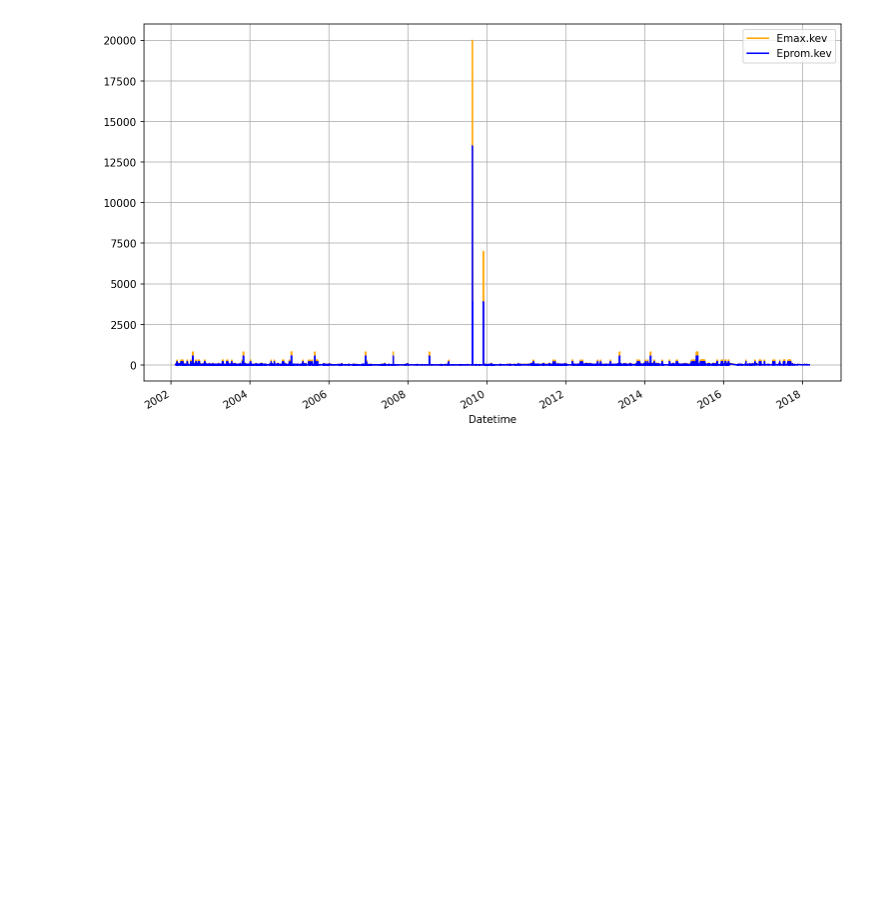
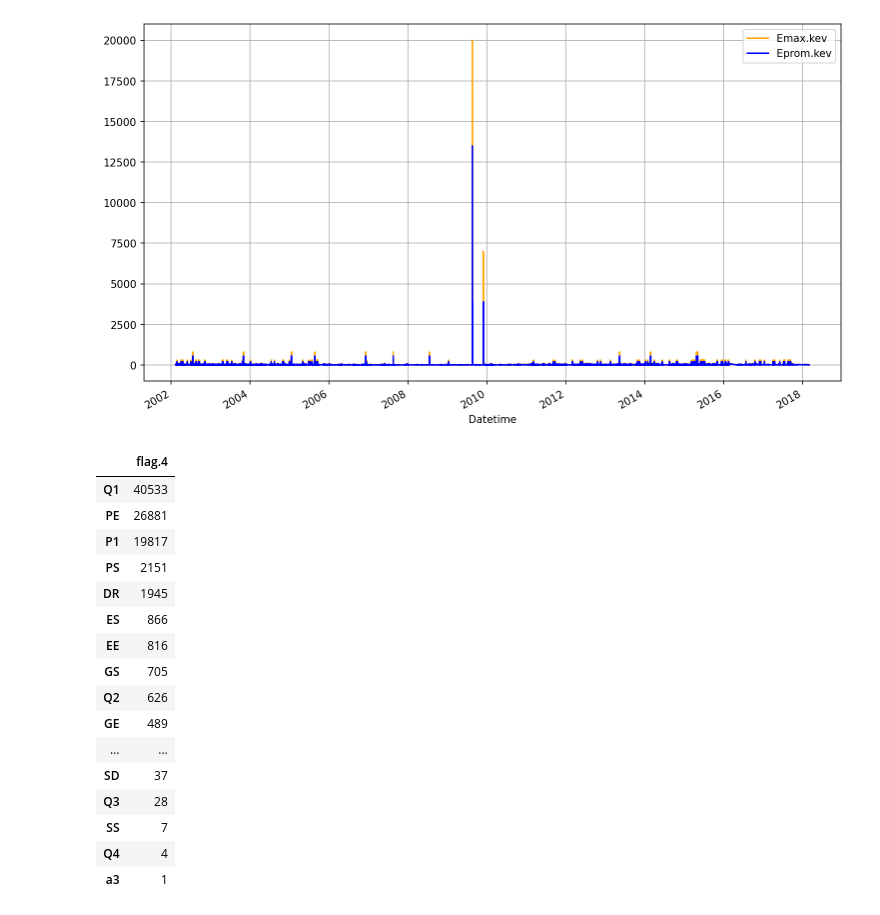
Before and after one commit to Exploratory-Data-Analiysis/Exam_1, a Jupyter notebook: ParcialFC.ipynb, the cells around one changed output. Cells and saved outputs as stored; diff of their text form; code cells hidden in the pictures; blank space fills up the shorter version.

Commit message:
Se creo un DataFrame para cada flag, transformando un value_counts()

```diff
--- a/ParcialFC.ipynb
+++ b/ParcialFC.ipynb
@@ -50,3 +50,27 @@ plt.legend()
 plt.grid()
 # %% [output]
 [figure]
+# %%
+F1 = pd.DataFrame(df['flag.1'].value_counts(), columns=['flag.1'])
+F2 = pd.DataFrame(df['flag.2'].value_counts(), columns=['flag.2'])
+F3 = pd.DataFrame(df['flag.3'].value_counts(), columns=['flag.3'])
+F4 = pd.DataFrame(df['flag.4'].value_counts(), columns=['flag.4'])
+F4
+# %% [output]
+|  | flag.4 |
+| Q1 | 40533 |
+| PE | 26881 |
+| P1 | 19817 |
+| PS | 2151 |
+| DR | 1945 |
+| ES | 866 |
+| EE | 816 |
+| GS | 705 |
+| Q2 | 626 |
+| GE | 489 |
+| ... | ... |
+| SD | 37 |
+| Q3 | 28 |
+| SS | 7 |
+| Q4 | 4 |
+| a3 | 1 |
```
Also changed, not shown: parts of 1 cell of this notebook.
